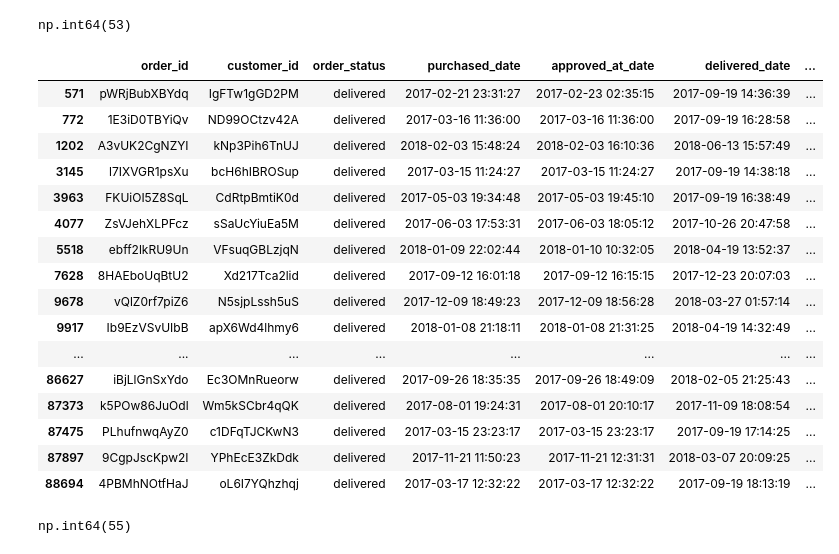
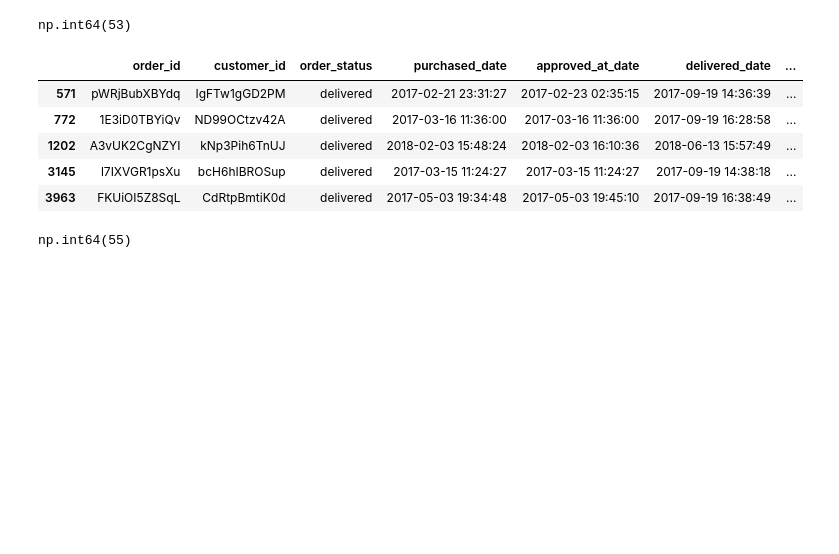
Before and after one commit to mkudim/Exploratory_data_analysis_EDA, a Jupyter notebook: Ecom_orders_supply/EDA/EDA_orders.ipynb, the cells around one changed output. Drawn from its saved outputs; the diff is of its cells as text; code cells hidden in the pictures; blank space fills up the shorter version.

```diff
--- a/Ecom_orders_supply/EDA/EDA_orders.ipynb
+++ b/Ecom_orders_supply/EDA/EDA_orders.ipynb
@@ -410,25 +385,14 @@ df_o[df_o['is_negative_delivery_time'] == True].is_negative_delivery_time.count(
 np.int64(53)
 # %%
 df_o['is_too_long_delivery_time'] = df_o['dt_approved_delivered'] > 90
-df_o[df_o['is_too_long_delivery_time'] == True]
+df_o[df_o['is_too_long_delivery_time'] == True].head()
 # %% [output]
 |  | order_id | customer_id | order_status | purchased_date | approved_at_date | delivered_date | ... |
 | 571 | pWRjBubXBYdq | IgFTw1gGD2PM | delivered | 2017-02-21 23:31:27 | 2017-02-23 02:35:15 | 2017-09-19 14:36:39 | ... |
 | 772 | 1E3iD0TBYiQv | ND99OCtzv42A | delivered | 2017-03-16 11:36:00 | 2017-03-16 11:36:00 | 2017-09-19 16:28:58 | ... |
 | 1202 | A3vUK2CgNZYI | kNp3Pih6TnUJ | delivered | 2018-02-03 15:48:24 | 2018-02-03 16:10:36 | 2018-06-13 15:57:49 | ... |
 | 3145 | l7IXVGR1psXu | bcH6hIBROSup | delivered | 2017-03-15 11:24:27 | 2017-03-15 11:24:27 | 2017-09-19 14:38:18 | ... |
 | 3963 | FKUiOI5Z8SqL | CdRtpBmtiK0d | delivered | 2017-05-03 19:34:48 | 2017-05-03 19:45:10 | 2017-09-19 16:38:49 | ... |
-| 4077 | ZsVJehXLPFcz | sSaUcYiuEa5M | delivered | 2017-06-03 17:53:31 | 2017-06-03 18:05:12 | 2017-10-26 20:47:58 | ... |
-| 5518 | ebff2lkRU9Un | VFsuqGBLzjqN | delivered | 2018-01-09 22:02:44 | 2018-01-10 10:32:05 | 2018-04-19 13:52:37 | ... |
-| 7628 | 8HAEboUqBtU2 | Xd217Tca2lid | delivered | 2017-09-12 16:01:18 | 2017-09-12 16:15:15 | 2017-12-23 20:07:03 | ... |
-| 9678 | vQlZ0rf7piZ6 | N5sjpLssh5uS | delivered | 2017-12-09 18:49:23 | 2017-12-09 18:56:28 | 2018-03-27 01:57:14 | ... |
-| 9917 | Ib9EzVSvUIbB | apX6Wd4lhmy6 | delivered | 2018-01-08 21:18:11 | 2018-01-08 21:31:25 | 2018-04-19 14:32:49 | ... |
-| ... | ... | ... | ... | ... | ... | ... | ... |
-| 86627 | iBjLlGnSxYdo | Ec3OMnRueorw | delivered | 2017-09-26 18:35:35 | 2017-09-26 18:49:09 | 2018-02-05 21:25:43 | ... |
-| 87373 | k5POw86JuOdl | Wm5kSCbr4qQK | delivered | 2017-08-01 19:24:31 | 2017-08-01 20:10:17 | 2017-11-09 18:08:54 | ... |
-| 87475 | PLhufnwqAyZ0 | c1DFqTJCKwN3 | delivered | 2017-03-15 23:23:17 | 2017-03-15 23:23:17 | 2017-09-19 17:14:25 | ... |
-| 87897 | 9CgpJscKpw2I | YPhEcE3ZkDdk | delivered | 2017-11-21 11:50:23 | 2017-11-21 12:31:31 | 2018-03-07 20:09:25 | ... |
-| 88694 | 4PBMhNOtfHaJ | oL6I7YQhzhqj | delivered | 2017-03-17 12:32:22 | 2017-03-17 12:32:22 | 2017-09-19 18:13:19 | ... |
 # %%
 df_o[df_o['is_too_long_delivery_time'] == True].is_too_long_delivery_time.count()
 # %% [output]
```
Also changed, not shown: parts of 6 cells of this notebook.
